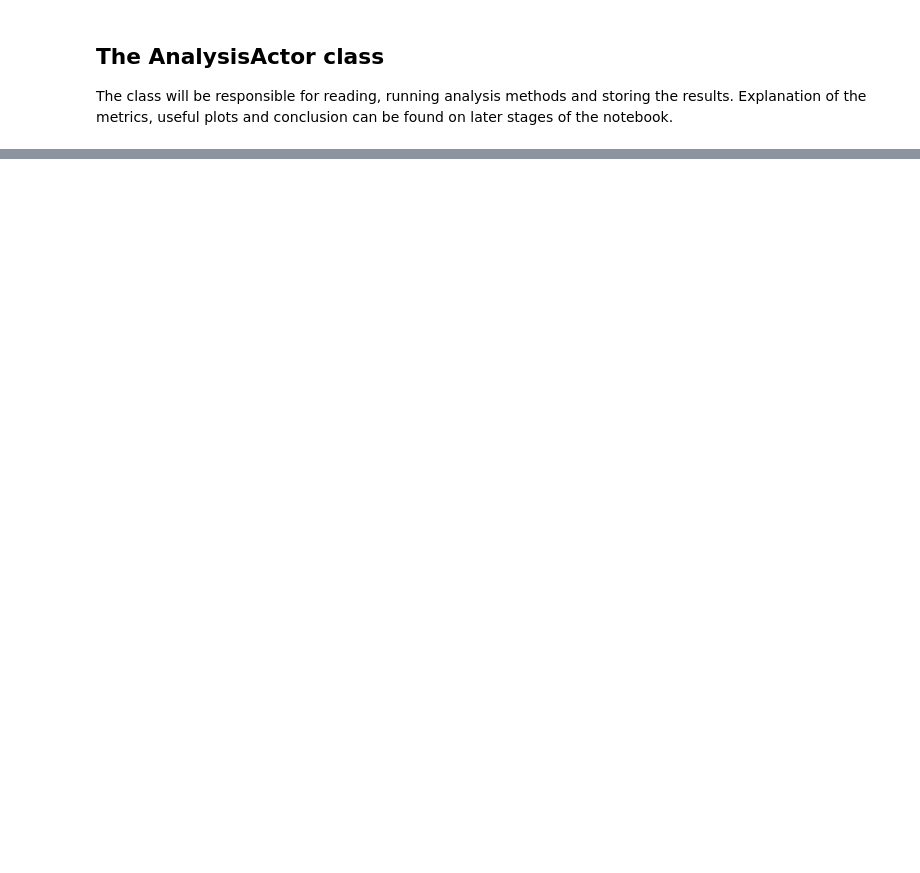
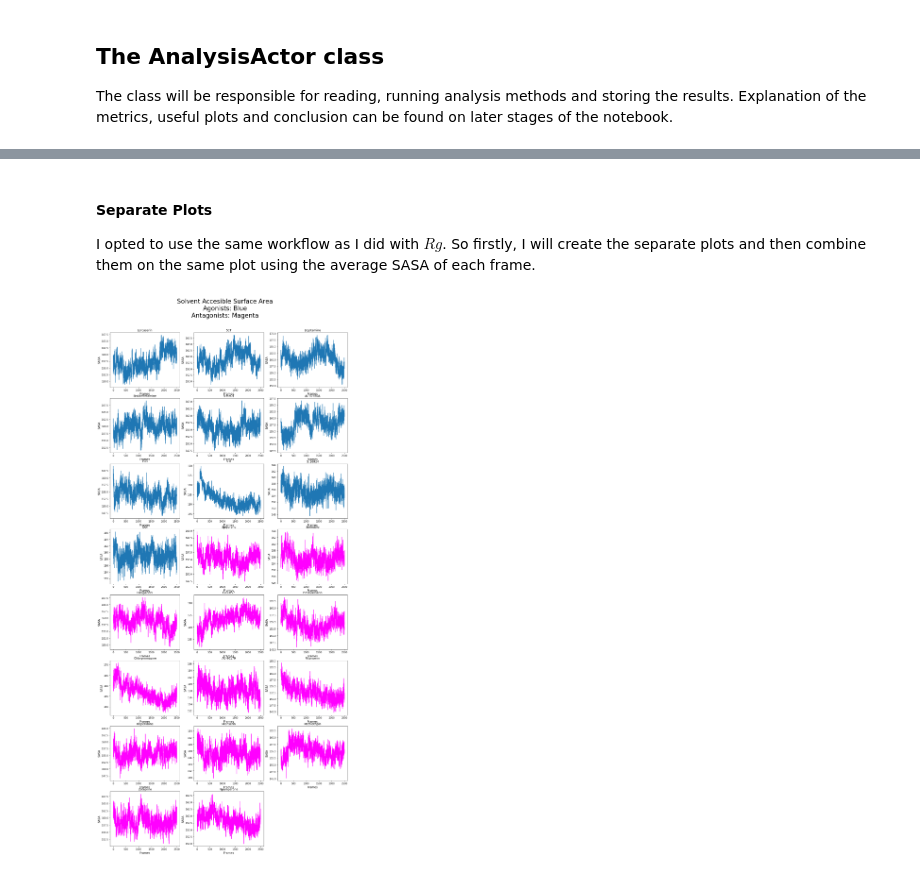
Before and after one commit to MikeXydas/MDSimsEval, a Jupyter notebook: MD_Analysis/AnalysisPipeline.ipynb, the cells around one changed output, grey strips where cells are left out. Drawn from its saved outputs; the diff is of its cells as text; code cells hidden in the pictures; blank space fills up the shorter version.

```diff
--- a/MD_Analysis/AnalysisPipeline.ipynb
+++ b/MD_Analysis/AnalysisPipeline.ipynb
@@ -157,0 +343,32 @@ for which_actor in tqdm(analysis_actors_dict['Antagonists'], desc="Antagonists C
+# %% [markdown]
+#### Separate Plots
+
+I opted to use the same workflow as I did with $Rg$. So firstly, I will create the separate plots and then combine them on the same plot using the average SASA of each frame.
+# %%
+# We create plot of the SASA as frames progress for each drug
+fig = plt.figure(figsize=(18, 40))
+plot_index = 1
+
+# Agonists Iteration
+for which_drug in analysis_actors_dict['Agonists']:
+    ax = fig.add_subplot(plot_rows, plot_cols, plot_index)
+    plt.plot(np.arange(which_drug[1].get_frames_number()), which_drug[1].sasa_res[1], label="SASA")
+    plt.xlabel("Frames")
+    plt.ylabel("SASA")
+    plt.title(which_drug[1].drug_name)
+    plot_index += 1
+
+# Antagonists Iteration
+for which_drug in analysis_actors_dict['Antagonists']:
+    ax = fig.add_subplot(plot_rows, plot_cols, plot_index)
+    plt.plot(np.arange(which_drug[1].get_frames_number()), which_drug[1].sasa_res[1], label="SASA", color='magenta')
+    plt.xlabel("Frames")
+    plt.ylabel("SASA")
+    plt.title(which_drug[1].drug_name)
+    plot_index += 1
+
+fig.suptitle('Solvent Accesible Surface Area\nAgonists: Blue\nAntagonists: Magenta', fontsize=26, y = 0.93)
+
+plt.show()
+# %% [output]
+[figure, added]
```
Also changed, not shown: parts of 18 cells of this notebook, 1 other file.
